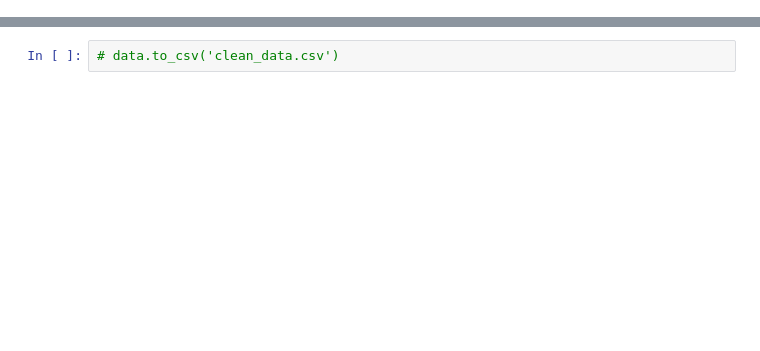
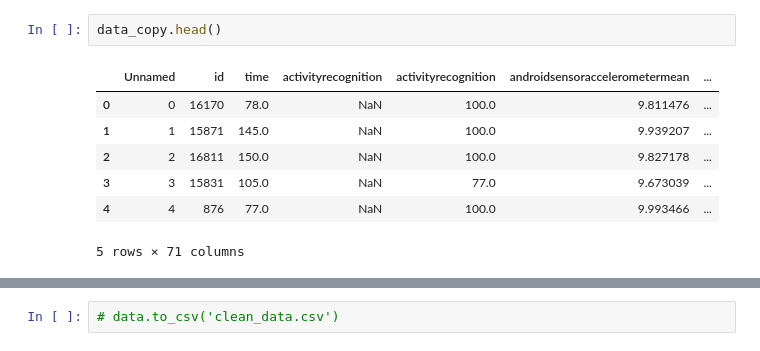
Before and after one commit to AndreaViviani89/2nd-Build-Week, a Jupyter notebook: nan_values.ipynb, the cells around one changed output, grey strips where cells are left out. Cells and saved outputs as stored; diff of their text form; blank space fills up the shorter version.

```diff
--- a/nan_values.ipynb
+++ b/nan_values.ipynb
@@ -186,0 +64,10 @@ KeyError: "None of [Index(['time', 'activityrecognition_1', 'accelerometer_mean'
+# %%
+data_copy.head()
+# %% [output]
+|  | Unnamed | id | time | activityrecognition | activityrecognition | androidsensoraccelerometermean | ... |
+| 0 | 0 | 16170 | 78.0 | NaN | 100.0 | 9.811476 | ... |
+| 1 | 1 | 15871 | 145.0 | NaN | 100.0 | 9.939207 | ... |
+| 2 | 2 | 16811 | 150.0 | NaN | 100.0 | 9.827178 | ... |
+| 3 | 3 | 15831 | 105.0 | NaN | 77.0 | 9.673039 | ... |
+| 4 | 4 | 876 | 77.0 | NaN | 100.0 | 9.993466 | ... |
+5 rows × 71 columns
```
Also changed, not shown: parts of 38 cells of this notebook, 1 other file.
